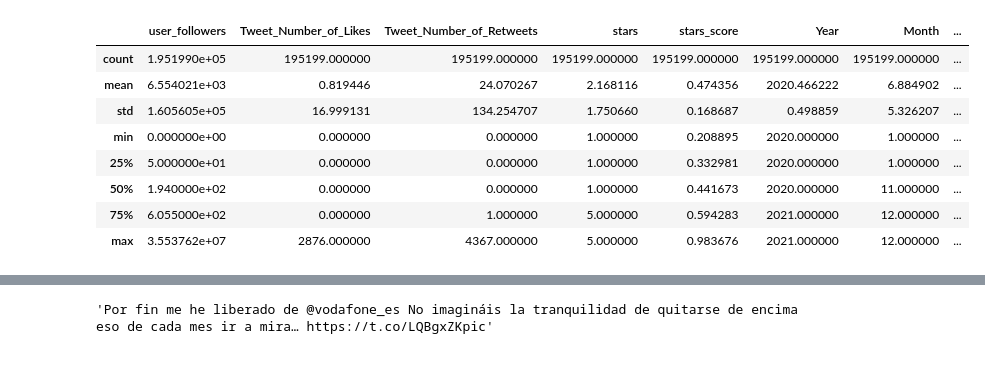
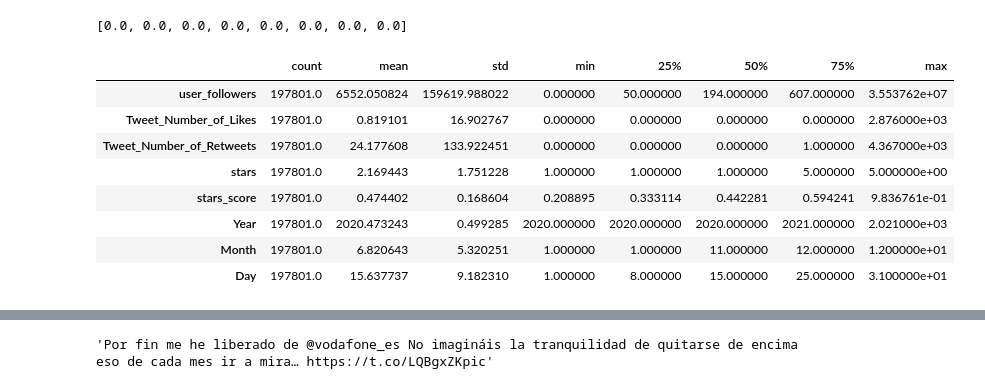
Before and after one commit to carpiero/Sentiment_Spanish_Operator, a Jupyter notebook: Notebooks/Notebook_006_remote.ipynb, the cells around one changed output, grey strips where cells are left out. Saved outputs shown, nothing was run; the diff lists cells and outputs as text; code cells hidden in the pictures.

```diff
--- a/Notebooks/Notebook_006_remote.ipynb
+++ b/Notebooks/Notebook_006_remote.ipynb
@@ -30,16 +30,24 @@ memory usage: 307.7 MB
 None
+# %%
+list_mean_columns_nulls=[df.describe().T.loc[f'{x}','mean']for x in df.describe().T.index]
+list_mean_columns_allDataframe=[df_total.describe().T.loc[f'{x}','mean']for x in df_total.describe().T.index]
+mean_subtraction=[u - v for (u, v) in zip(list_mean_columns_nulls, list_mean_columns_allDataframe)]
+
+mean_subtraction
+# %% [output]
+[0.0, 0.0, 0.0, 0.0, 0.0, 0.0, 0.0, 0.0]
 # %%
-df_total.describe()
+df_total.describe().T
 # %% [output]
-|  | user_followers | Tweet_Number_of_Likes | Tweet_Number_of_Retweets | stars | stars_score | Year | Month | ... |
-| count | 1.951990e+05 | 195199.000000 | 195199.000000 | 195199.000000 | 195199.000000 | 195199.000000 | 195199.000000 | ... |
-| mean | 6.554021e+03 | 0.819446 | 24.070267 | 2.168116 | 0.474356 | 2020.466222 | 6.884902 | ... |
-| std | 1.605605e+05 | 16.999131 | 134.254707 | 1.750660 | 0.168687 | 0.498859 | 5.326207 | ... |
-| min | 0.000000e+00 | 0.000000 | 0.000000 | 1.000000 | 0.208895 | 2020.000000 | 1.000000 | ... |
-| 25% | 5.000000e+01 | 0.000000 | 0.000000 | 1.000000 | 0.332981 | 2020.000000 | 1.000000 | ... |
-| 50% | 1.940000e+02 | 0.000000 | 0.000000 | 1.000000 | 0.441673 | 2020.000000 | 11.000000 | ... |
-| 75% | 6.055000e+02 | 0.000000 | 1.000000 | 5.000000 | 0.594283 | 2021.000000 | 12.000000 | ... |
-| max | 3.553762e+07 | 2876.000000 | 4367.000000 | 5.000000 | 0.983676 | 2021.000000 | 12.000000 | ... |
+|  | count | mean | std | min | 25% | 50% | 75% | max |
+| user_followers | 197801.0 | 6552.050824 | 159619.988022 | 0.000000 | 50.000000 | 194.000000 | 607.000000 | 3.553762e+07 |
+| Tweet_Number_of_Likes | 197801.0 | 0.819101 | 16.902767 | 0.000000 | 0.000000 | 0.000000 | 0.000000 | 2.876000e+03 |
+| Tweet_Number_of_Retweets | 197801.0 | 24.177608 | 133.922451 | 0.000000 | 0.000000 | 0.000000 | 1.000000 | 4.367000e+03 |
+| stars | 197801.0 | 2.169443 | 1.751228 | 1.000000 | 1.000000 | 1.000000 | 5.000000 | 5.000000e+00 |
+| stars_score | 197801.0 | 0.474402 | 0.168604 | 0.208895 | 0.333114 | 0.442281 | 0.594241 | 9.836761e-01 |
+| Year | 197801.0 | 2020.473243 | 0.499285 | 2020.000000 | 2020.000000 | 2020.000000 | 2021.000000 | 2.021000e+03 |
+| Month | 197801.0 | 6.820643 | 5.320251 | 1.000000 | 1.000000 | 11.000000 | 12.000000 | 1.200000e+01 |
+| Day | 197801.0 | 15.637737 | 9.182310 | 1.000000 | 8.000000 | 15.000000 | 25.000000 | 3.100000e+01 |
 # %%
 df.describe()
 # %% [output]
```
Also changed, not shown: parts of 4 cells of this notebook, 1 other file.
